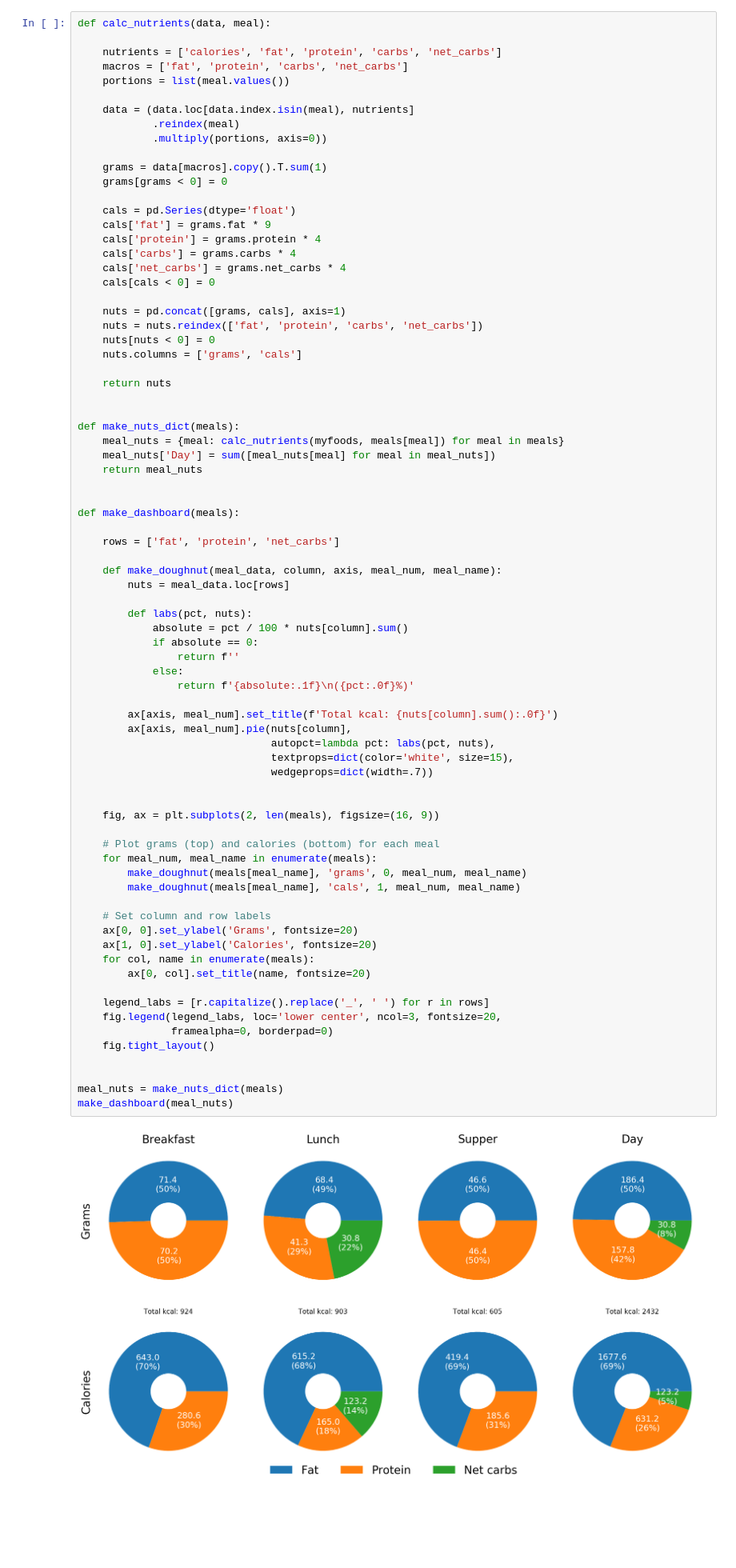
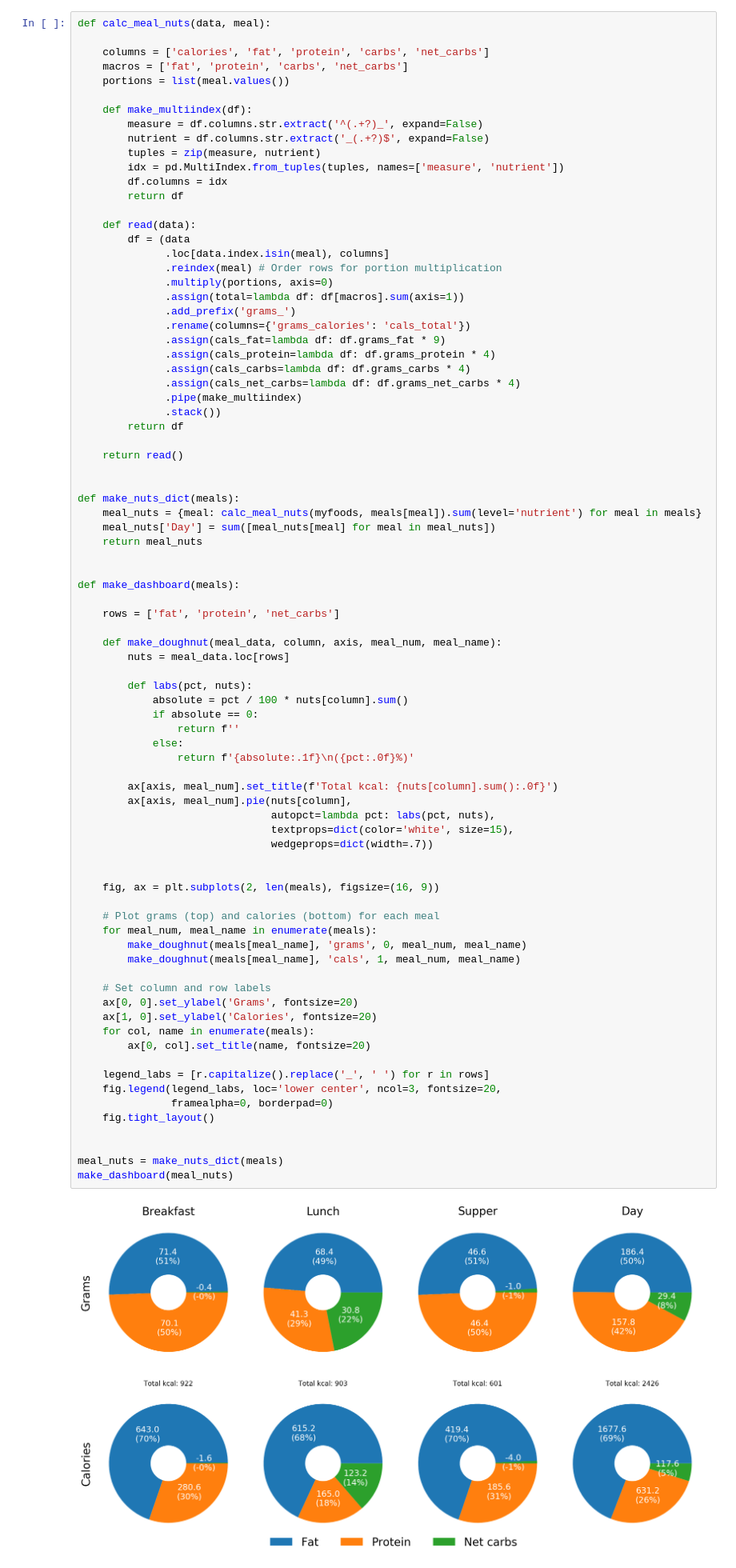
Before and after one commit to fabiangunzinger/learning, a Jupyter notebook: food-data/foods.ipynb, the cells around one changed output. Shown at 80% size. Drawn from its saved outputs; the diff is of its cells as text; blank space fills up the shorter version.

Commit message:
Integrate refactored nuts calc into main code

```diff
--- a/food-data/foods.ipynb
+++ b/food-data/foods.ipynb
@@ -101,36 +101,41 @@ pd.DataFrame.set_index
 # %% [output]
 <function pandas.core.frame.DataFrame.set_index(self, keys, drop=True, append=False, inplace=False, verify_integrity=False)>
 # %%
-def calc_nutrients(data, meal):
+def calc_meal_nuts(data, meal):
 
-    nutrients = ['calories', 'fat', 'protein', 'carbs', 'net_carbs']
+    columns = ['calories', 'fat', 'protein', 'carbs', 'net_carbs']
     macros = ['fat', 'protein', 'carbs', 'net_carbs']
     portions = list(meal.values())
 
-    data = (data.loc[data.index.isin(meal), nutrients]
-            .reindex(meal)
-            .multiply(portions, axis=0))
+    def make_multiindex(df):
+        measure = df.columns.str.extract('^(.+?)_', expand=False)
+        nutrient = df.columns.str.extract('_(.+?)$', expand=False)
+        tuples = zip(measure, nutrient)
+        idx = pd.MultiIndex.from_tuples(tuples, names=['measure', 'nutrient'])
+        df.columns = idx
+        return df
 
-    grams = data[macros].copy().T.sum(1)
-    grams[grams < 0] = 0
+    def read(data):
+        df = (data
+              .loc[data.index.isin(meal), columns]
+              .reindex(meal) # Order rows for portion multiplication
+              .multiply(portions, axis=0)
+              .assign(total=lambda df: df[macros].sum(axis=1))
+              .add_prefix('grams_')
+              .rename(columns={'grams_calories': 'cals_total'})
+              .assign(cals_fat=lambda df: df.grams_fat * 9)
+              .assign(cals_protein=lambda df: df.grams_protein * 4)
+              .assign(cals_carbs=lambda df: df.grams_carbs * 4)
+              .assign(cals_net_carbs=lambda df: df.grams_net_carbs * 4)
+              .pipe(make_multiindex)
+              .stack())
+        return df
 
-    cals = pd.Series(dtype='float')
-    cals['fat'] = grams.fat * 9
-    cals['protein'] = grams.protein * 4
-    cals['carbs'] = grams.carbs * 4
-    cals['net_carbs'] = grams.net_carbs * 4
-    cals[cals < 0] = 0
-
-    nuts = pd.concat([grams, cals], axis=1)
-    nuts = nuts.reindex(['fat', 'protein', 'carbs', 'net_carbs'])
-    nuts[nuts < 0] = 0
-    nuts.columns = ['grams', 'cals']
-
-    return nuts
+    return read()
 
 
 def make_nuts_dict(meals):
-    meal_nuts = {meal: calc_nutrients(myfoods, meals[meal]) for meal in meals}
+    meal_nuts = {meal: calc_meal_nuts(myfoods, meals[meal]).sum(level='nutrient') for meal in meals}
     meal_nuts['Day'] = sum([meal_nuts[meal] for meal in meal_nuts])
     return meal_nuts
 
@@ -151,34 +156,34 @@ def make_dashboard(meals):
 
         ax[axis, meal_num].set_title(f'Total kcal: {nuts[column].sum():.0f}')
         ax[axis, meal_num].pie(nuts[column],
                                autopct=lambda pct: labs(pct, nuts),
                                textprops=dict(color='white', size=15),
                                wedgeprops=dict(width=.7))
 
 
     fig, ax = plt.subplots(2, len(meals), figsize=(16, 9))
 
     # Plot grams (top) and calories (bottom) for each meal
     for meal_num, meal_name in enumerate(meals):
         make_doughnut(meals[meal_name], 'grams', 0, meal_num, meal_name)
         make_doughnut(meals[meal_name], 'cals', 1, meal_num, meal_name)
 
     # Set column and row labels
     ax[0, 0].set_ylabel('Grams', fontsize=20)
     ax[1, 0].set_ylabel('Calories', fontsize=20)
     for col, name in enumerate(meals):
         ax[0, col].set_title(name, fontsize=20)
 
     legend_labs = [r.capitalize().replace('_', ' ') for r in rows]
     fig.legend(legend_labs, loc='lower center', ncol=3, fontsize=20,
                framealpha=0, borderpad=0)
     fig.tight_layout()
 
 
 meal_nuts = make_nuts_dict(meals)
 make_dashboard(meal_nuts)
 # %% [output]
-[figure, old version]
+[figure, new version]
 # %% [markdown]
 # Development
 # %% [markdown]
```
Also changed, not shown: parts of 2 cells of this notebook.
